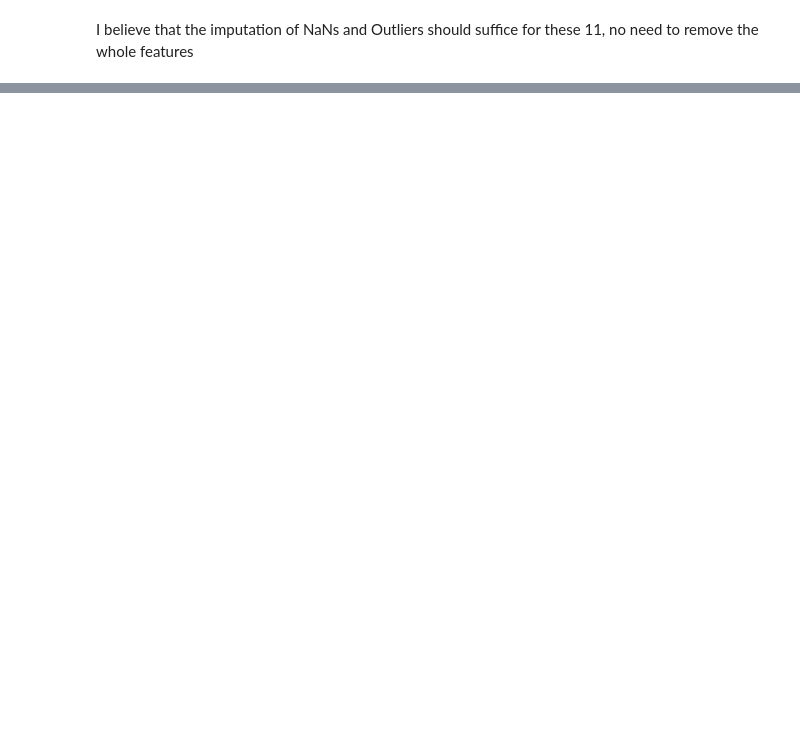
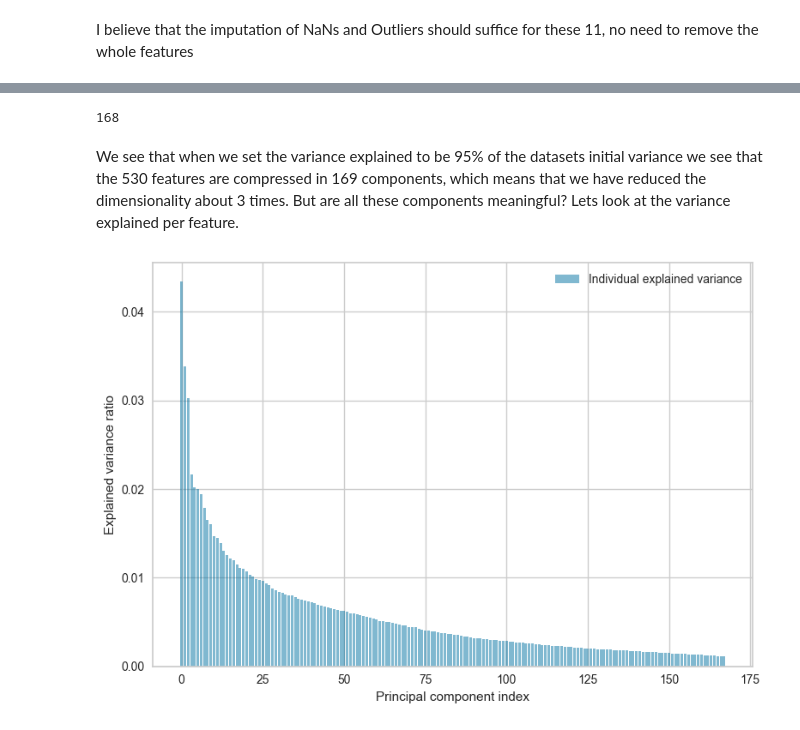
Before and after one commit to DimitriyDashinov/Dimension-reduction-and-Feature-selection, a Jupyter notebook: Semi-conductor dimesion reduction.ipynb, the cells around one changed output, grey strips where cells are left out. Saved outputs shown, nothing was run; the diff lists cells and outputs as text; code cells hidden in the pictures; blank space fills up the shorter version.

```diff
--- a/Semi-conductor dimesion reduction.ipynb
+++ b/Semi-conductor dimesion reduction.ipynb
@@ -265,0 +298,12 @@ len(df2)
+# %%
+def nan_imputer(df):
+    '''Impute NaNs on the whole dataset using KNNImputer'''
+    imputer = KNNImputer()
+    imputer.fit(df)
+
+    df = pd.DataFrame(imputer.transform(df), columns=df.columns)
+
+    return df
+# %%
+X_train = nan_imputer(X_train)
+X_test = nan_imputer(X_test)
@@ -265,0 +323,8 @@ len(df2)
+# %%
+scaler = StandardScaler()
+# Fit on training set only.
+scaler.fit(X_train)
+
+# Apply transform to both the training set and the test set.
+X_train_scaled = scaler.transform(X_train)
+X_test_scaled = scaler.transform(X_test)
@@ -265,0 +346,26 @@ len(df2)
+# %%
+pca_095 = PCA(0.95)
+pca_095 = pca_095.fit(X_train_scaled)
+pca_095.n_components_
+# %% [output]
+168
+# %% [markdown]
+We see that when we set the variance explained to be 95% of the datasets initial variance we see that the 530 features are compressed in 169 components, which means that we have reduced the dimensionality about 3 times. But are all these components meaningful? Lets look at the variance explained per feature.
+# %%
+exp_var_pca = pca_095.explained_variance_ratio_
+#
+# Cumulative sum of eigenvalues; This will be used to create step plot
+# for visualizing the variance explained by each principal component.
+#
+cum_sum_eigenvalues = np.cumsum(exp_var_pca)
+#
+# Create the visualization plot
+#
+plt.bar(range(0,len(exp_var_pca)), exp_var_pca, alpha=0.5, align='center', label='Individual explained variance')
+plt.ylabel('Explained variance ratio')
+plt.xlabel('Principal component index')
+plt.legend(loc='best')
+plt.tight_layout()
+plt.show()
+# %% [output]
+[figure, added]
```
Also changed, not shown: parts of 125 cells of this notebook, 4 other files.
